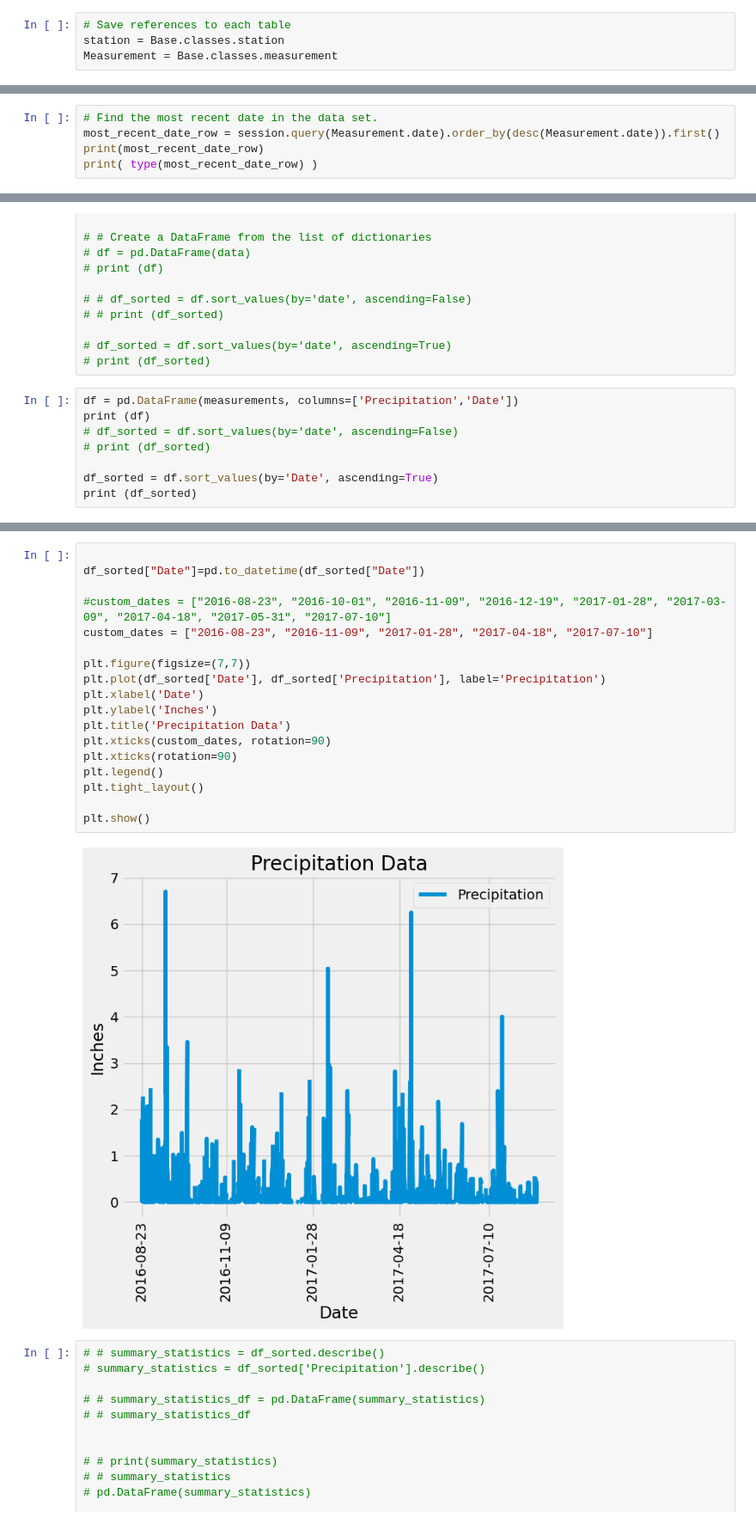
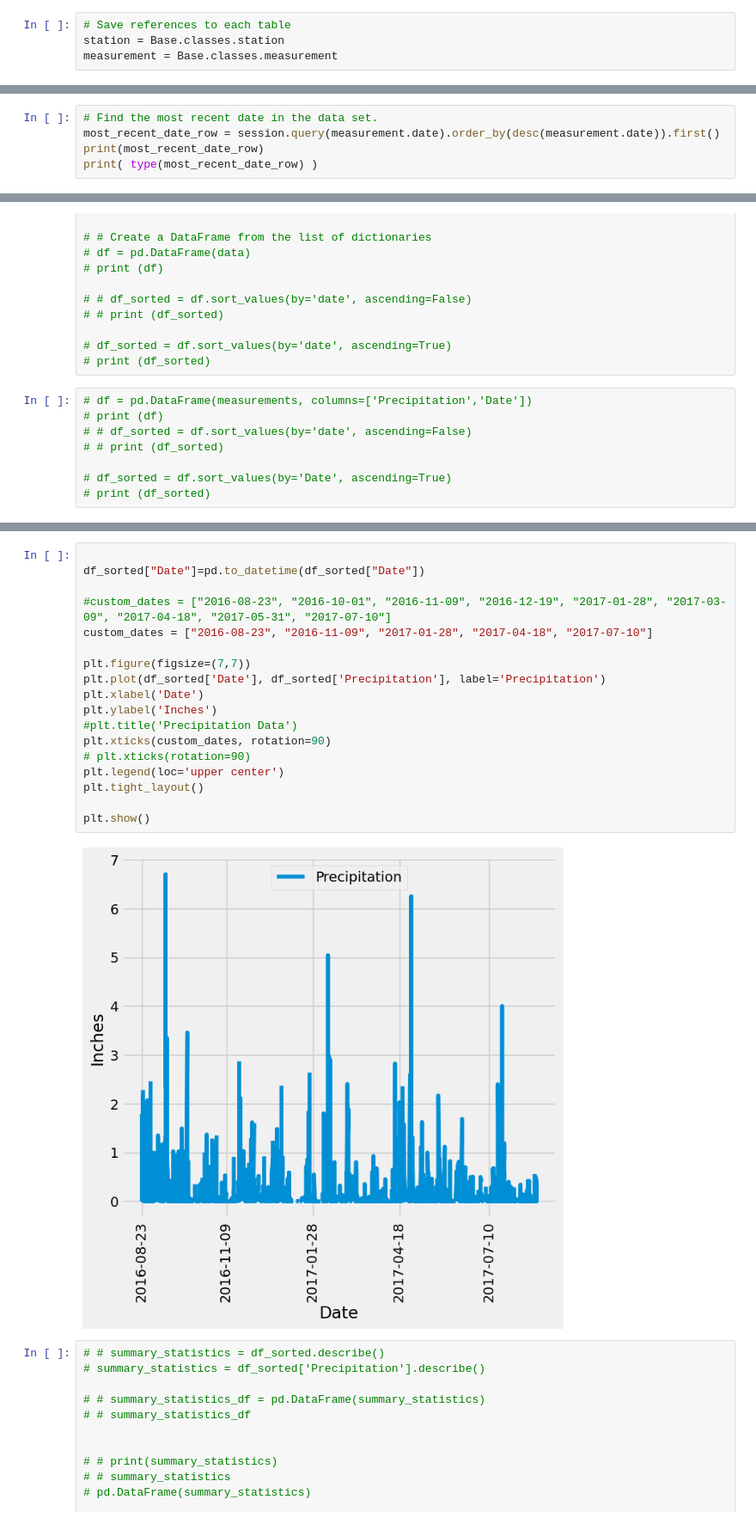
Before and after one commit to MarkOlsonMN/sqlalchemy-challenge, a Jupyter notebook: SurfsUp/climate_analysis.ipynb, the cells around one changed output, grey strips where cells are left out. Shown at 86% size. Drawn from its saved outputs; the diff is of its cells as text.

```diff
--- a/SurfsUp/climate_analysis.ipynb
+++ b/SurfsUp/climate_analysis.ipynb
@@ -54,7 +54,7 @@ Base.classes.keys()
 # %%
 # Save references to each table
 station = Base.classes.station
-Measurement = Base.classes.measurement
+measurement = Base.classes.measurement
 # %%
 # Create our session (link) from Python to the DB
 session = Session(engine)
@@ -85,7 +85,7 @@ first_row.__dict__
 # Exploratory Precipitation Analysis
 # %%
 # Find the most recent date in the data set.
-most_recent_date_row = session.query(Measurement.date).order_by(desc(Measurement.date)).first()
+most_recent_date_row = session.query(measurement.date).order_by(desc(measurement.date)).first()
 print(most_recent_date_row)
 print( type(most_recent_date_row) )
 # %% [output]
@@ -294,10 +294,10 @@ print (df_sorted)
 # df_sorted = df.sort_values(by='date', ascending=True)
 # print (df_sorted)
 # %%
-df = pd.DataFrame(measurements, columns=['Precipitation','Date'])
-print (df)
-# df_sorted = df.sort_values(by='date', ascending=False)
+# df = pd.DataFrame(measurements, columns=['Precipitation','Date'])
+# print (df)
+# # df_sorted = df.sort_values(by='date', ascending=False)
+# # print (df_sorted)
+
+# df_sorted = df.sort_values(by='Date', ascending=True)
 # print (df_sorted)
-
-df_sorted = df.sort_values(by='Date', ascending=True)
-print (df_sorted)
@@ -322,23 +304,23 @@ print (df_sorted)
 # %%
 
 df_sorted["Date"]=pd.to_datetime(df_sorted["Date"])
 
 #custom_dates = ["2016-08-23", "2016-10-01", "2016-11-09", "2016-12-19", "2017-01-28", "2017-03-09", "2017-04-18", "2017-05-31", "2017-07-10"]
 custom_dates = ["2016-08-23", "2016-11-09", "2017-01-28", "2017-04-18", "2017-07-10"]
 
 plt.figure(figsize=(7,7))
 plt.plot(df_sorted['Date'], df_sorted['Precipitation'], label='Precipitation')
 plt.xlabel('Date')
 plt.ylabel('Inches')
-plt.title('Precipitation Data')
+#plt.title('Precipitation Data')
 plt.xticks(custom_dates, rotation=90)
-plt.xticks(rotation=90)
-plt.legend()
+# plt.xticks(rotation=90)
+plt.legend(loc='upper center')
 plt.tight_layout()
 
 plt.show()
 # %% [output]
-[figure, old version]
+[figure, new version]
 # %%
 # # summary_statistics = df_sorted.describe()
 # summary_statistics = df_sorted['Precipitation'].describe()
```
Also changed, not shown: parts of 19 cells of this notebook.
